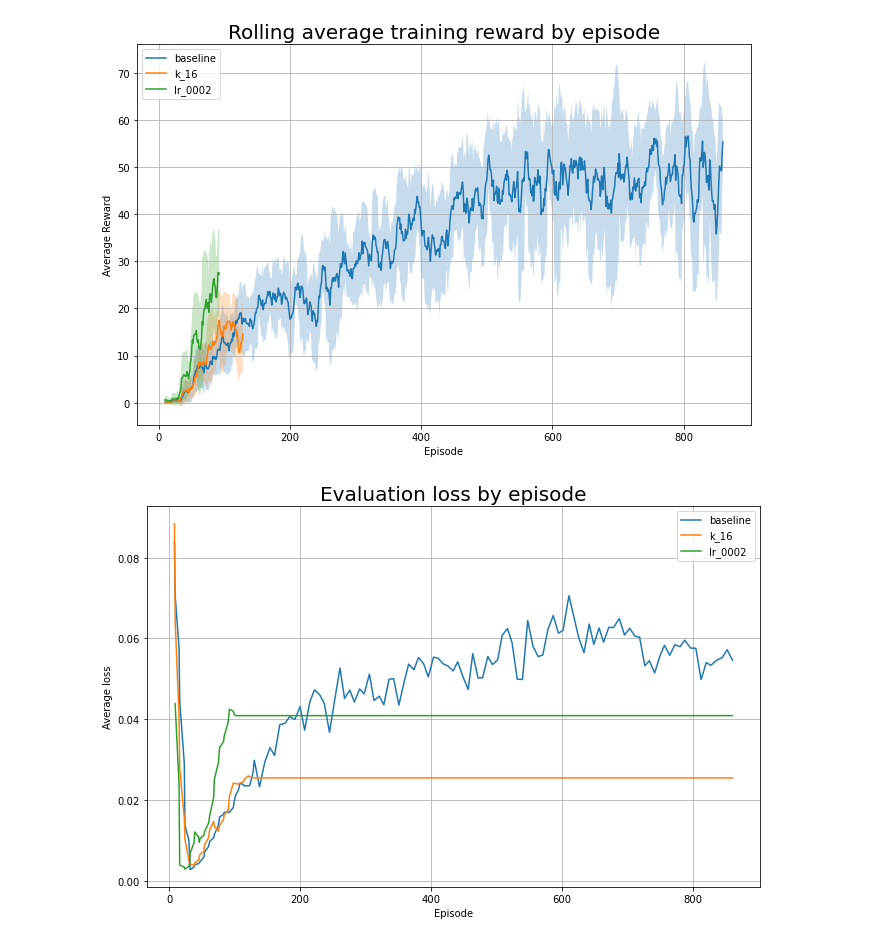
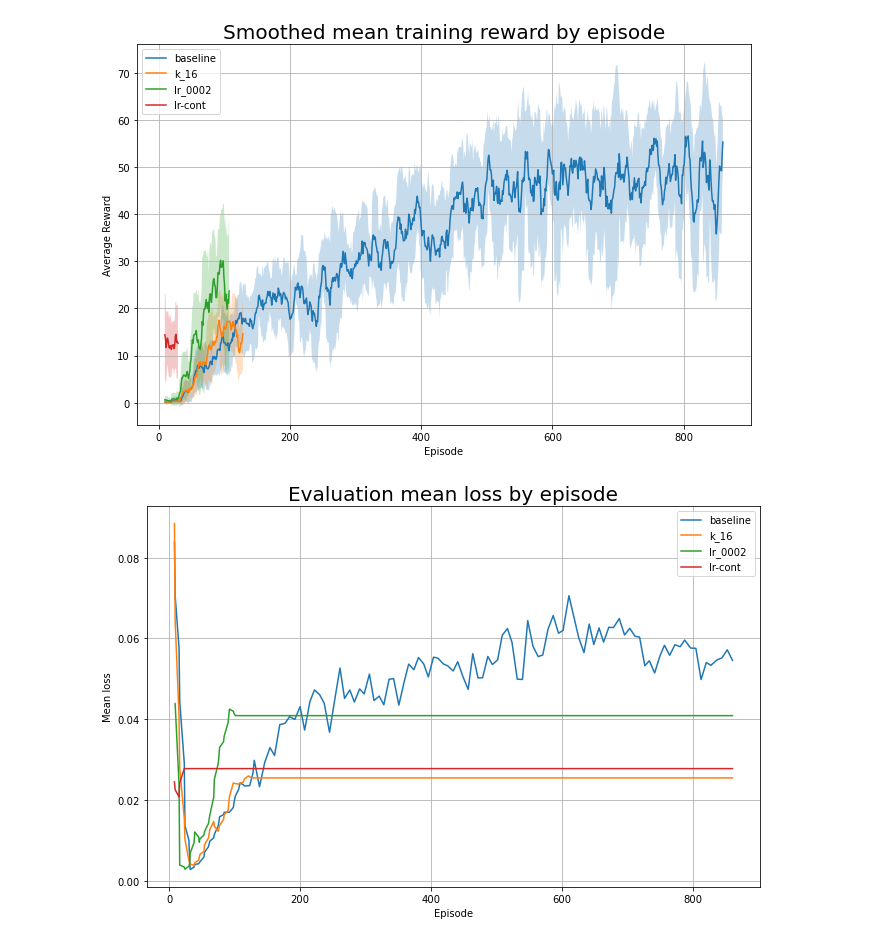
Before and after one commit to NiftyNico/DiamondsInTheRough, a Jupyter notebook: log_parser/20201201_sm_multiexperiments.ipynb, the cells around one changed output. Cells and saved outputs as stored; diff of their text form; code cells hidden in the pictures.

```diff
--- a/log_parser/20201201_sm_multiexperiments.ipynb
+++ b/log_parser/20201201_sm_multiexperiments.ipynb
@@ -6,7 +6,8 @@ import matplotlib.pyplot as plt
 experiments = {
     'baseline': '/home/shane/minerl/pdddqn/result/85a45807b34265153c1859459809b9d49691a674-2f630116-1ee07c14/',
     'k_16': '/home/shane/minerl/pdddqn/result/85a45807b34265153c1859459809b9d49691a674-653f3a8f-ea8043ef/',
-    'lr_0002': '/home/shane/minerl/pdddqn/lr-0.0002/85a45807b34265153c1859459809b9d49691a674-653f3a8f-d16ce028/'
+    'lr_0002': '/home/shane/minerl/pdddqn/lr-0.0002/85a45807b34265153c1859459809b9d49691a674-653f3a8f-d16ce028/',
+    'lr-cont': '/home/shane/minerl/pdddqn/lr-0.0002/85a45807b34265153c1859459809b9d49691a674-653f3a8f-6cf54fb7/',
 }
 # %%
 rx_dict = {
@@ -47,5 +48,5 @@ for name, path in experiments.items():
         df = pd.DataFrame(rewards).apply(pd.to_numeric).set_index('episode')
         df = df.join(pd.DataFrame(statistics).set_index('cumulative_steps'), on='step')
         train_losses = pd.concat([train_losses, df['average_loss'].rename(name)], axis=1)
-        train_q_values = pd.concat([train_q_values, df['average_q']], axis=1)
+        train_q_values = pd.concat([train_q_values, df['average_q'].rename(name)], axis=1)
         train_rewards = pd.concat([train_rewards, df['R'].rename(name)], axis=1)
@@ -69,15 +81,16 @@ for name, series in train_rewards.iteritems():
     mean = series.rolling(window).mean()
     sigma = series.rolling(window).std()
     ax.plot(mean, label=name)
+    # comment out to remove standard deviation spread
     ax.fill_between(series.index.tolist(), mean+sigma, mean-sigma, alpha=0.25)
 
-ax.set_title("Rolling average training reward by episode", fontsize=20)
+ax.set_title("Smoothed mean training reward by episode", fontsize=20)
 ax.legend(loc='upper left')
 ax.set_xlabel('Episode')
 ax.set_ylabel('Average Reward')
 ax.grid()
 # %% [output]
-[figure, old version]
+[figure, new version]
 # %%
 eval_losses = pd.DataFrame()
 eval_q_values = pd.DataFrame()
@@ -91,14 +104,14 @@ for name, path in experiments.items():
 # %%
 fig, ax = plt.subplots(figsize=(11,7))
 
 eval_losses.interpolate().plot(ax=ax)
 
-ax.set_title("Evaluation loss by episode", fontsize=20)
+ax.set_title("Evaluation mean loss by episode", fontsize=20)
 ax.set_xlabel('Episode')
-ax.set_ylabel('Average loss')
+ax.set_ylabel('Mean loss')
 ax.grid()
 # %% [output]
-[figure, old version]
+[figure, new version]
 # %%
 fig, ax = plt.subplots(figsize=(11,7))
 
```
Also changed, not shown: parts of 4 cells of this notebook.
